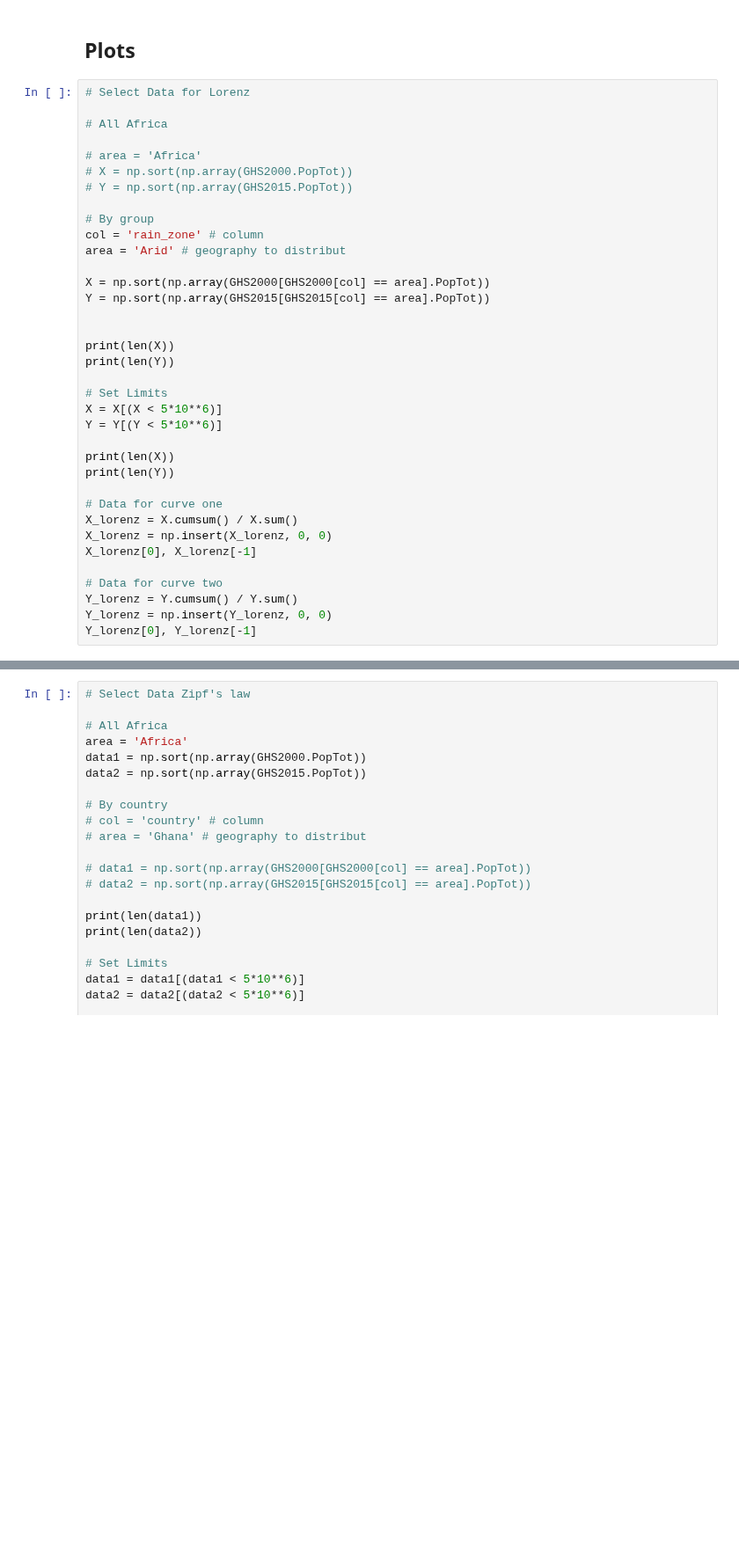
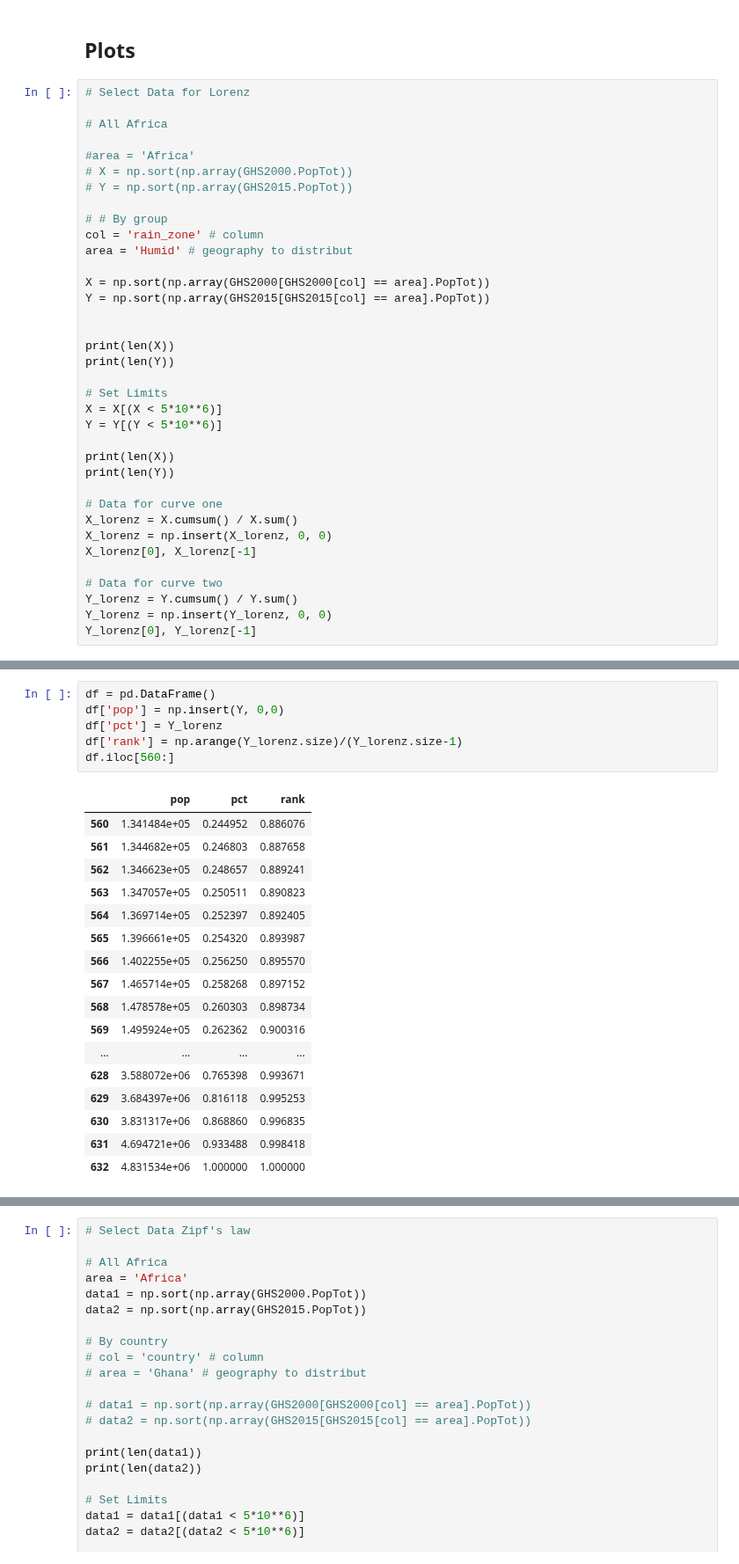
Before and after one commit to cascadet/AfricaUrbanPop, a Jupyter notebook: notebooks/jupyter/New_City_Size_Distribution_Analysis .ipynb, the cells around one changed output, grey strips where cells are left out. Shown at 88% size. Cells and saved outputs as stored; diff of their text form; blank space fills up the shorter version.

```diff
--- a/notebooks/jupyter/New_City_Size_Distribution_Analysis .ipynb
+++ b/notebooks/jupyter/New_City_Size_Distribution_Analysis .ipynb
@@ -108,13 +122,13 @@ def gini_group(gpd_df, group, value, outcol):
 
 # All Africa
 
-# area = 'Africa'
+#area = 'Africa'
 # X = np.sort(np.array(GHS2000.PopTot))
 # Y = np.sort(np.array(GHS2015.PopTot))
 
-# By group
+# # By group
 col = 'rain_zone' # column
-area = 'Arid' # geography to distribut
+area = 'Humid' # geography to distribut
 
 X = np.sort(np.array(GHS2000[GHS2000[col] == area].PopTot))
 Y = np.sort(np.array(GHS2015[GHS2015[col] == area].PopTot))
@@ -141,0 +162,24 @@ Y_lorenz[0], Y_lorenz[-1]
+# %%
+df = pd.DataFrame()
+df['pop'] = np.insert(Y, 0,0)
+df['pct'] = Y_lorenz
+df['rank'] = np.arange(Y_lorenz.size)/(Y_lorenz.size-1)
+df.iloc[560:]
+# %% [output]
+|  | pop | pct | rank |
+| 560 | 1.341484e+05 | 0.244952 | 0.886076 |
+| 561 | 1.344682e+05 | 0.246803 | 0.887658 |
+| 562 | 1.346623e+05 | 0.248657 | 0.889241 |
+| 563 | 1.347057e+05 | 0.250511 | 0.890823 |
+| 564 | 1.369714e+05 | 0.252397 | 0.892405 |
+| 565 | 1.396661e+05 | 0.254320 | 0.893987 |
+| 566 | 1.402255e+05 | 0.256250 | 0.895570 |
+| 567 | 1.465714e+05 | 0.258268 | 0.897152 |
+| 568 | 1.478578e+05 | 0.260303 | 0.898734 |
+| 569 | 1.495924e+05 | 0.262362 | 0.900316 |
+| ... | ... | ... | ... |
+| 628 | 3.588072e+06 | 0.765398 | 0.993671 |
+| 629 | 3.684397e+06 | 0.816118 | 0.995253 |
+| 630 | 3.831317e+06 | 0.868860 | 0.996835 |
+| 631 | 4.694721e+06 | 0.933488 | 0.998418 |
+| 632 | 4.831534e+06 | 1.000000 | 1.000000 |
```
Also changed, not shown: parts of 11 cells of this notebook, 1 other file.
